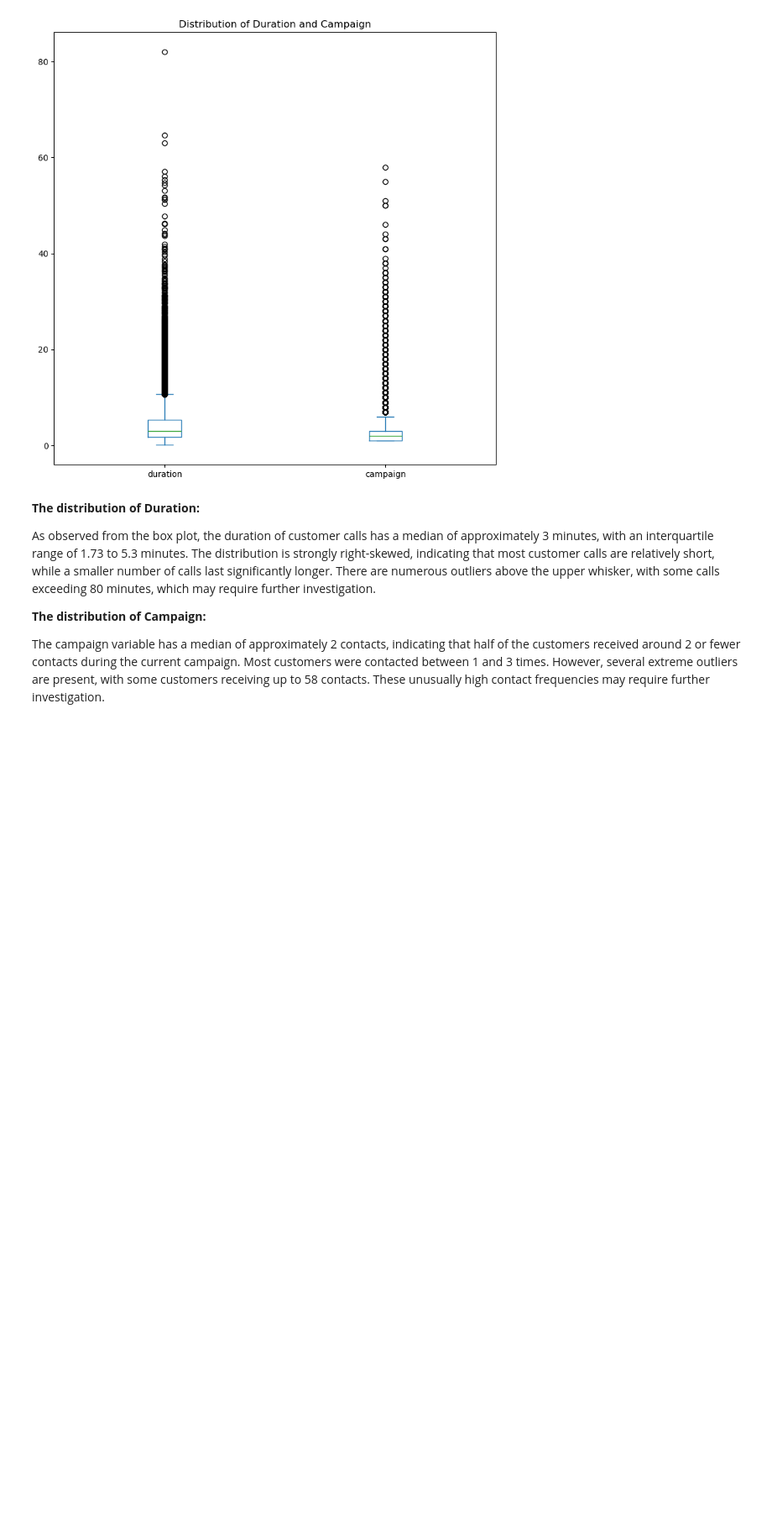
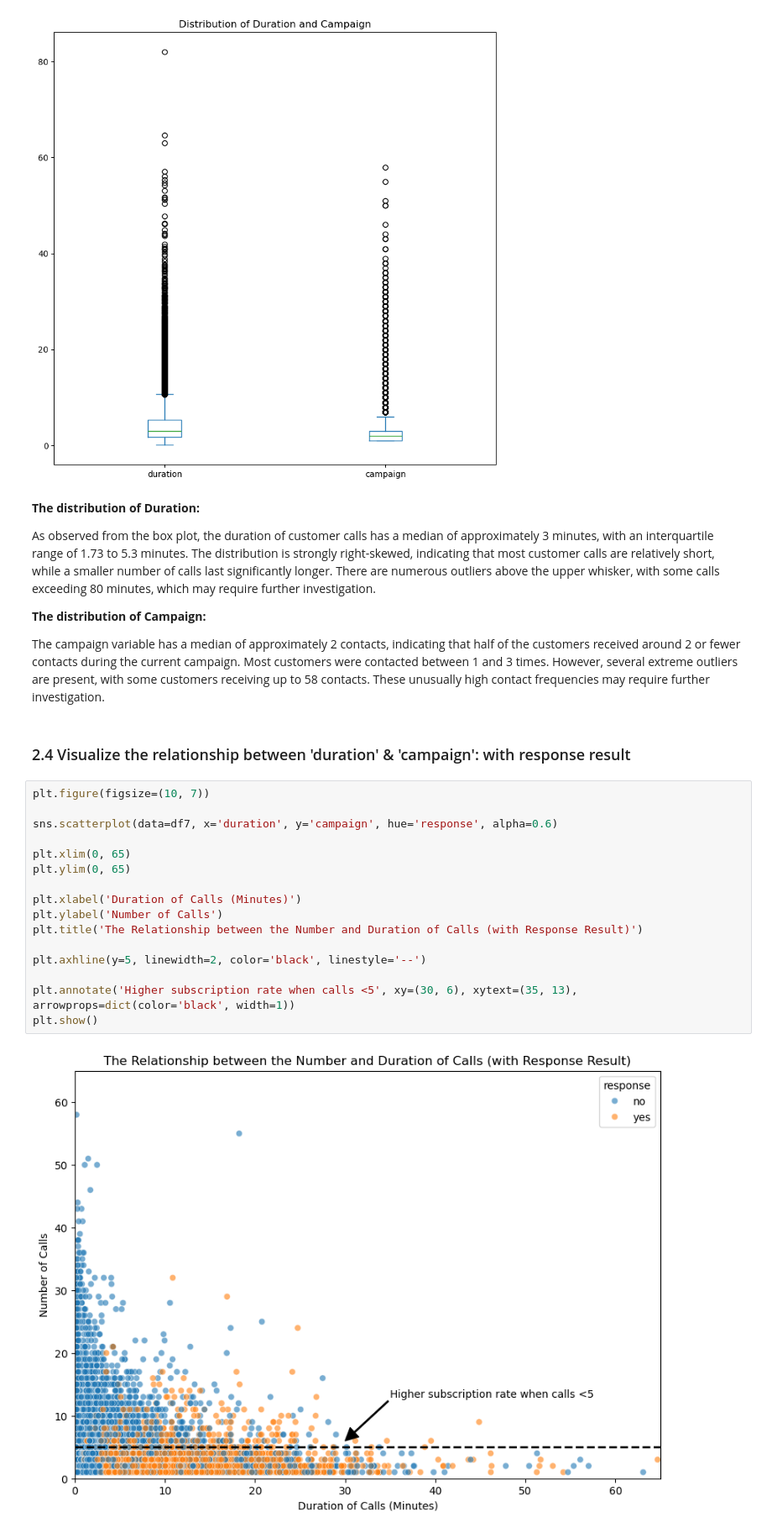
Before and after one commit to ranjansinghds/Bank-Telemarketing-Analysis-Project, a Jupyter notebook: Portuguese_Bank_Telemarketing_Analysis.ipynb, the cells around one changed output. Shown at 84% size. Cells and saved outputs as stored; diff of their text form; blank space fills up the shorter version.

```diff
--- a/Portuguese_Bank_Telemarketing_Analysis.ipynb
+++ b/Portuguese_Bank_Telemarketing_Analysis.ipynb
@@ -259,3 +259,23 @@ As observed from the box plot, the duration of customer calls has a median of ap
 **The distribution of Campaign:**
 
 The campaign variable has a median of approximately 2 contacts, indicating that half of the customers received around 2 or fewer contacts during the current campaign. Most customers were contacted between 1 and 3 times. However, several extreme outliers are present, with some customers receiving up to 58 contacts. These unusually high contact frequencies may require further investigation.
+# %% [markdown]
+### 2.4 Visualize the relationship between 'duration' & 'campaign': with response result
+# %%
+plt.figure(figsize=(10, 7))
+
+sns.scatterplot(data=df7, x='duration', y='campaign', hue='response', alpha=0.6)
+
+plt.xlim(0, 65)
+plt.ylim(0, 65)
+
+plt.xlabel('Duration of Calls (Minutes)')
+plt.ylabel('Number of Calls')
+plt.title('The Relationship between the Number and Duration of Calls (with Response Result)')
+
+plt.axhline(y=5, linewidth=2, color='black', linestyle='--')
+
+plt.annotate('Higher subscription rate when calls <5', xy=(30, 6), xytext=(35, 13), arrowprops=dict(color='black', width=1))
+plt.show()
+# %% [output]
+[figure, added]
```
Also changed, not shown: parts of 19 cells of this notebook, 4 other files.
